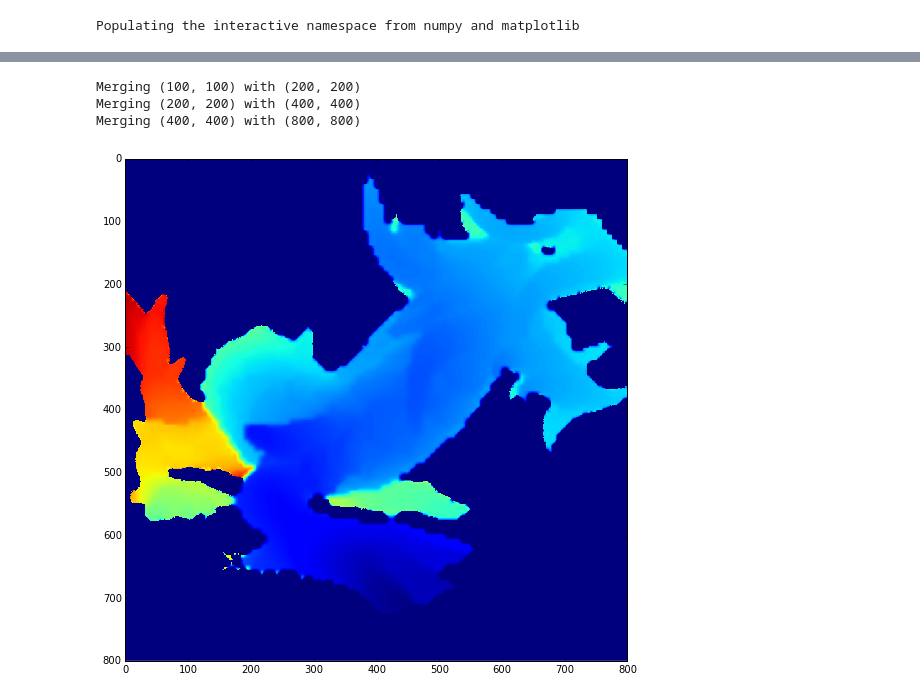
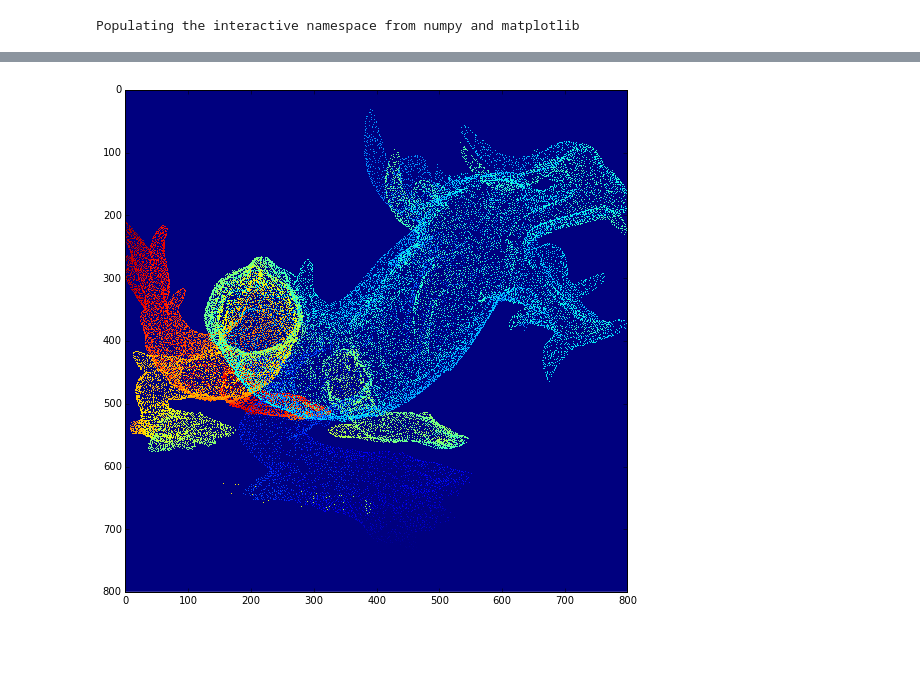
Before and after one commit to timlenertz/info-h-500, a Jupyter notebook: superresolution.ipynb, the cells around one changed output, grey strips where cells are left out. Drawn from its saved outputs; the diff is of its cells as text; code cells hidden in the pictures; blank space fills up the shorter version.

```diff
--- a/superresolution.ipynb
+++ b/superresolution.ipynb
@@ -89,16 +89,24 @@ def project(point_cloud, image, view_matrix, projection_matrix):
             image[py][px] = distance
             z_buffer[py][px] = distance
 # %%
-def show_range_image(image, vmin=None, vmax=None):
-    image_copy = image.copy()
-    #image_copy[image == 0] = vmin
+def show_range_image(image, not_use_global_vminmax=False):
+    global vmin
+    global vmax
+
+    if not_use_global_vminmax:
+        vmn = None
+        vmx = None
+    else:
+        vmn = vmin
+        vmx = vmax
+
     plt.figure()
     plt.imshow(
-        image_copy,
+        image,
         cmap=plt.cm.jet,
         interpolation='none',
-        vmin=vmin,
-        vmax=vmax
+        vmin=vmn,
+        vmax=vmx
     )
 # %%
 def contains_holes(image):
@@ -185,12 +181,17 @@ Projecting at size 100 x 100
+# %%
+name = "bunny"
+sz = (800, 800)
+vm = load_matrix(name+"_matrix.txt")
+pm = perspective_projection_matrix(0.25*np.pi, 1.0, 0.1, 100.0)
 # %%
-values = [v for v in s[0].flatten() if v > 0]
+image = project_external(name+".txt", sz, vm, pm)
+
+# Setup vmin and vmax for visualizations
+values = [v for v in image.flatten() if v > 0]
 vmin = min(values)
 vmax = max(values)
 
-sr = merge_range_image_stack(list(s))
-show_range_image(sr, vmin, vmax)
+# View
+show_range_image(image)
 # %% [output]
-Merging (100, 100) with (200, 200)
-Merging (200, 200) with (400, 400)
-Merging (400, 400) with (800, 800)
-[figure, old version]
+[figure, new version]
```
Also changed, not shown: parts of 15 cells of this notebook, 1 other file.
